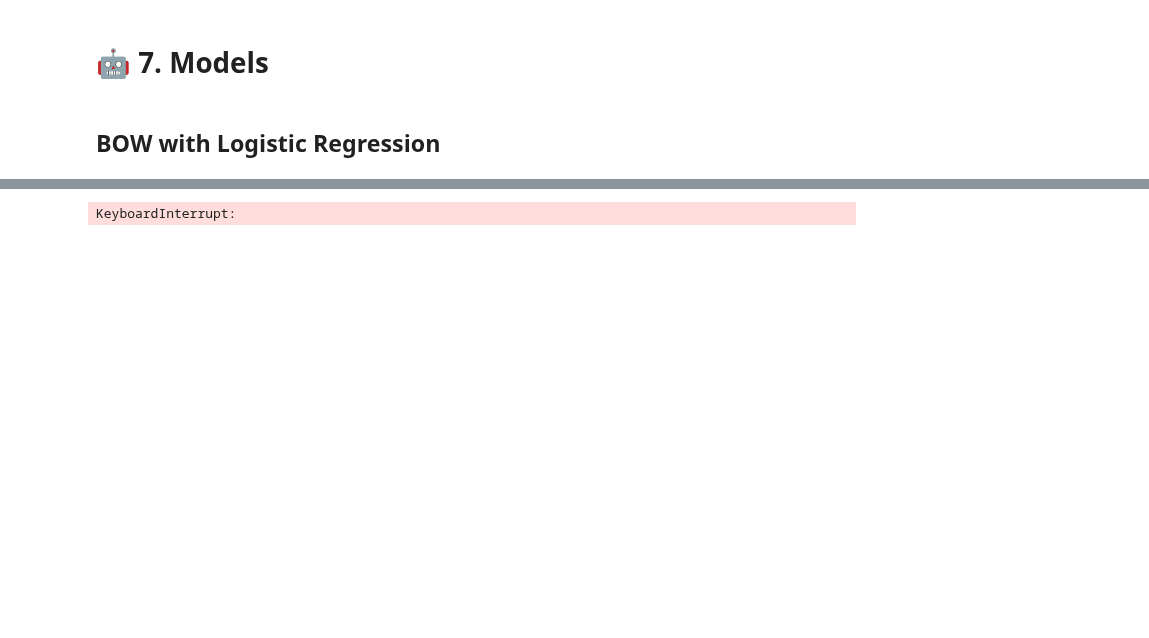
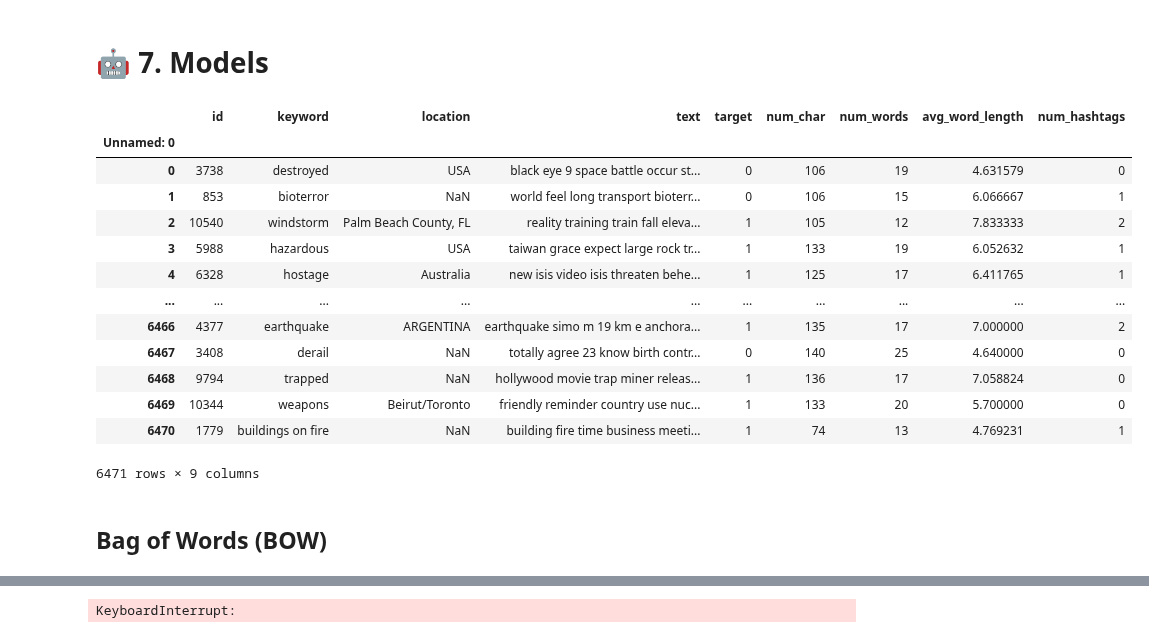
Before and after one commit to loicrouillermonay/DMML2020_Rolex, a Jupyter notebook: code/DMML2020_Rolex.ipynb, the cells around one changed output, grey strips where cells are left out. Drawn from its saved outputs; the diff is of its cells as text; code cells hidden in the pictures; blank space fills up the shorter version.

```diff
--- a/code/DMML2020_Rolex.ipynb
+++ b/code/DMML2020_Rolex.ipynb
@@ -439,5 +440,30 @@ for text in train.text:
     processed_texts.append(processed_text)
 # %% [markdown]
 # 🤖 7. Models
-# %% [markdown]
-## BOW with Logistic Regression
+# %%
+train = pd.read_csv('../data/training_data_spellchecked.csv')
+test = pd.read_csv('../data/test_data_spellchecked.csv')
+sample_submission = pd.read_csv('../data/sample_submission.csv')
+
+# set index of dataframes
+train = train.set_index('Unnamed: 0')
+test = test.set_index('Unnamed: 0')
+# %%
+train.keyword = train.keyword.apply(lambda x: x.replace('%20', ' '))
+# %%
+train
+# %% [output]
+|  | id | keyword | location | text | target | num_char | num_words | avg_word_length | num_hashtags |
+| Unnamed: 0 |  |  |  |  |  |  |  |  |  |
+| 0 | 3738 | destroyed | USA | black eye 9 space battle occur st... | 0 | 106 | 19 | 4.631579 | 0 |
+| 1 | 853 | bioterror | NaN | world feel long transport bioterr... | 0 | 106 | 15 | 6.066667 | 1 |
+| 2 | 10540 | windstorm | Palm Beach County, FL | reality training train fall eleva... | 1 | 105 | 12 | 7.833333 | 2 |
+| 3 | 5988 | hazardous | USA | taiwan grace expect large rock tr... | 1 | 133 | 19 | 6.052632 | 1 |
+| 4 | 6328 | hostage | Australia | new isis video isis threaten behe... | 1 | 125 | 17 | 6.411765 | 1 |
+| ... | ... | ... | ... | ... | ... | ... | ... | ... | ... |
+| 6466 | 4377 | earthquake | ARGENTINA | earthquake simo m 19 km e anchora... | 1 | 135 | 17 | 7.000000 | 2 |
+| 6467 | 3408 | derail | NaN | totally agree 23 know birth contr... | 0 | 140 | 25 | 4.640000 | 0 |
+| 6468 | 9794 | trapped | NaN | hollywood movie trap miner releas... | 1 | 136 | 17 | 7.058824 | 0 |
+| 6469 | 10344 | weapons | Beirut/Toronto | friendly reminder country use nuc... | 1 | 133 | 20 | 5.700000 | 0 |
+| 6470 | 1779 | buildings on fire | NaN | building fire time business meeti... | 1 | 74 | 13 | 4.769231 | 1 |
+6471 rows × 9 columns
@@ -444 +474,3 @@ for text in train.text:
+# %% [markdown]
+## Bag of Words (BOW)
 # %%
```
Also changed, not shown: parts of 26 cells of this notebook, 3 other files.
